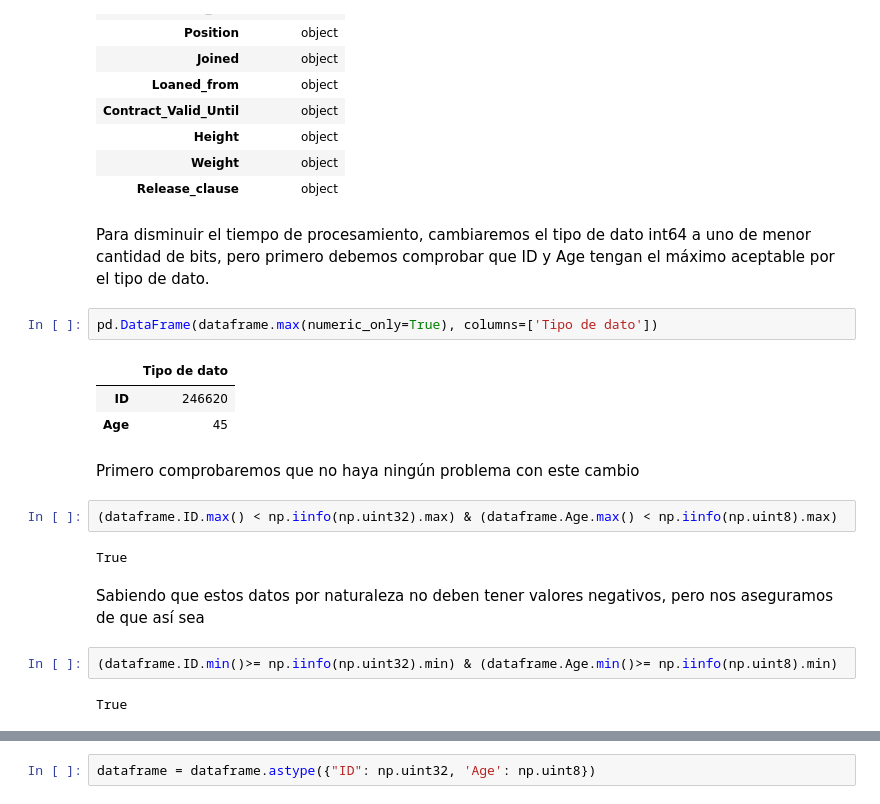
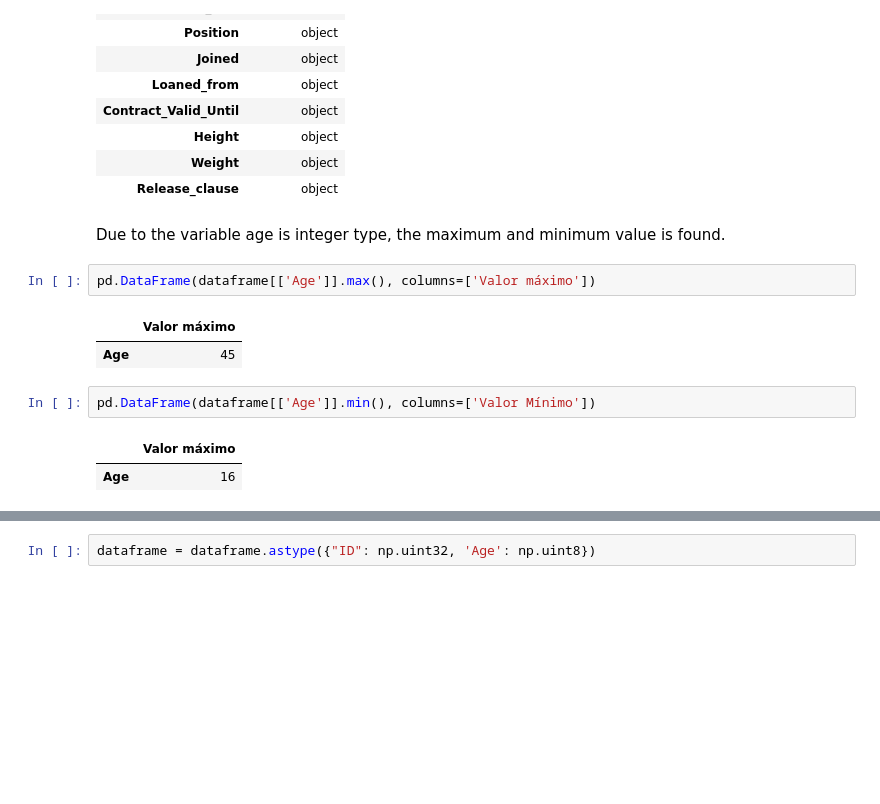
Before and after one commit to GAPPLabs/DataScienceProject, a Jupyter notebook: Proyecto.ipynb, the cells around one changed output, grey strips where cells are left out. Drawn from its saved outputs; the diff is of its cells as text; blank space fills up the shorter version.

```diff
--- a/Proyecto.ipynb
+++ b/Proyecto.ipynb
@@ -93,23 +105,15 @@ pd.DataFrame(dataframe.dtypes, columns=['Tipo de dato'])
 | Height | object |
 | Weight | object |
 | Release_clause | object |
-# %% [markdown]
-Para disminuir el tiempo de procesamiento, cambiaremos el tipo de dato int64 a uno de menor cantidad de bits, pero primero debemos comprobar que ID y Age tengan el máximo aceptable por el tipo de dato.
+# %% [markdown]
+Due to the variable age is integer type, the maximum and minimum value is found.
 # %%
-pd.DataFrame(dataframe.max(numeric_only=True), columns=['Tipo de dato'])
+pd.DataFrame(dataframe[['Age']].max(), columns=['Valor máximo'])
 # %% [output]
-|  | Tipo de dato |
-| ID | 246620 |
+|  | Valor máximo |
 | Age | 45 |
-# %% [markdown]
-Primero comprobaremos que no haya ningún problema con este cambio
-# %%
-(dataframe.ID.max() < np.iinfo(np.uint32).max) & (dataframe.Age.max() < np.iinfo(np.uint8).max)
-# %% [output]
-True
-# %% [markdown]
-Sabiendo que estos datos por naturaleza no deben tener valores negativos, pero nos aseguramos de que así sea
-# %%
-(dataframe.ID.min()>= np.iinfo(np.uint32).min) & (dataframe.Age.min()>= np.iinfo(np.uint8).min)
-# %% [output]
-True
+# %%
+pd.DataFrame(dataframe[['Age']].min(), columns=['Valor Mínimo'])
+# %% [output]
+|  | Valor máximo |
+| Age | 16 |
```
Also changed, not shown: parts of 52 cells of this notebook.
